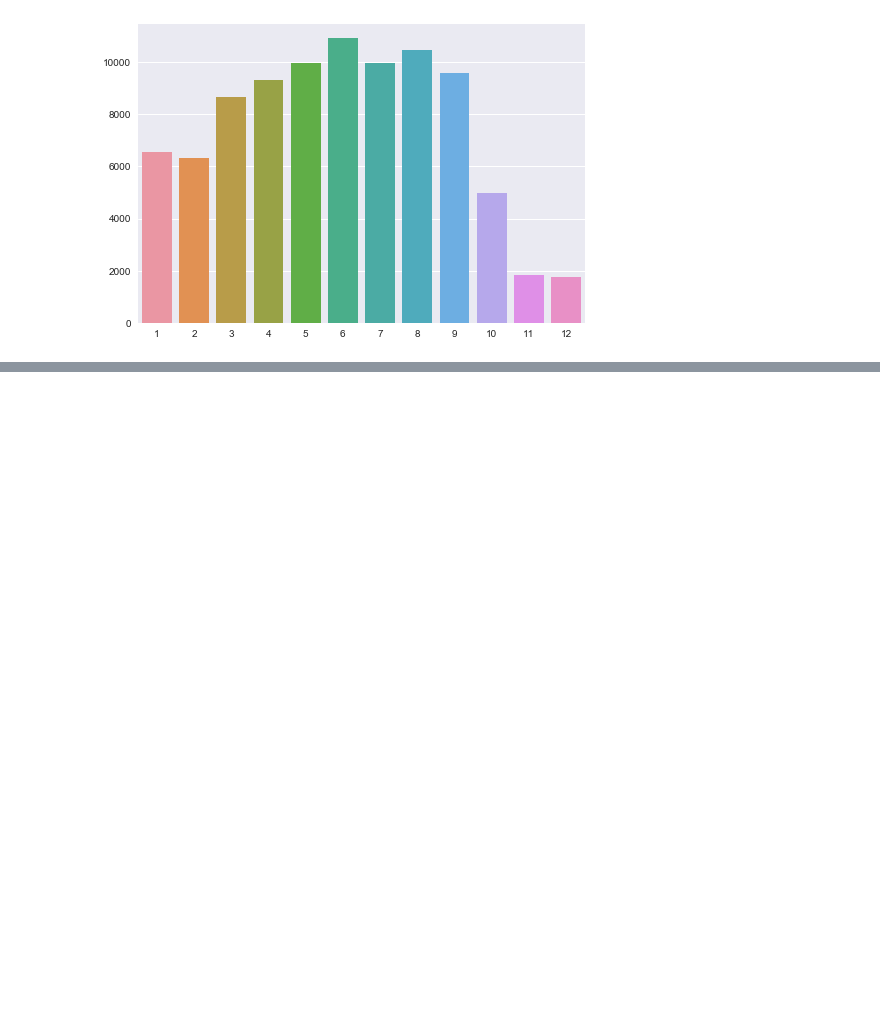
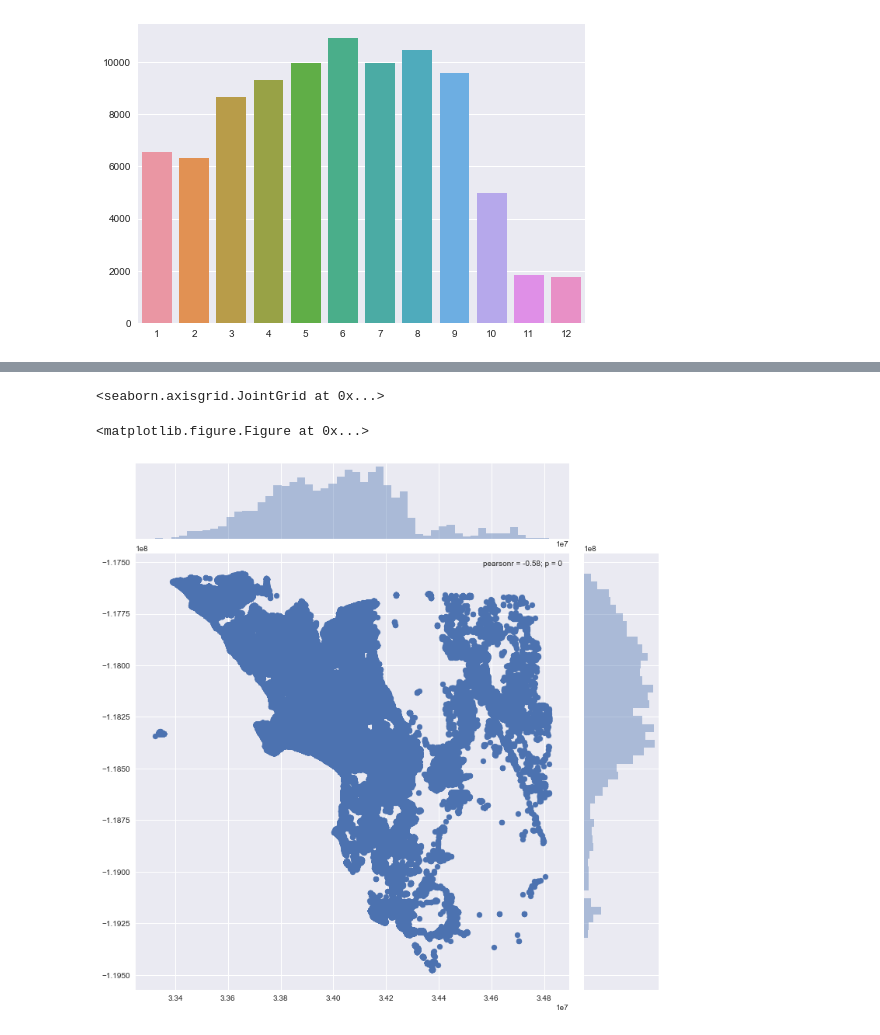
Before and after one commit to prabha-git/kaggle, a Jupyter notebook: Zillow House Value prediction/Simple Exploration Notebook - Zillow Prize.ipynb, the cells around one changed output, grey strips where cells are left out. Drawn from its saved outputs; the diff is of its cells as text; code cells hidden in the pictures; blank space fills up the shorter version.

```diff
--- a/Zillow House Value prediction/Simple Exploration Notebook - Zillow Prize.ipynb
+++ b/Zillow House Value prediction/Simple Exploration Notebook - Zillow Prize.ipynb
@@ -60,0 +86,7 @@ sns.barplot(cnt.index,cnt.values)
+# %%
+plt.figure(figsize=(12,12))
+sns.jointplot(x=prop_2016.latitude.values,y=prop_2016.longitude.values,size=10)
+# %% [output]
+<seaborn.axisgrid.JointGrid at 0x...>
+<matplotlib.figure.Figure at 0x...>
+[figure, added]
```
Also changed, not shown: parts of 15 cells of this notebook.
